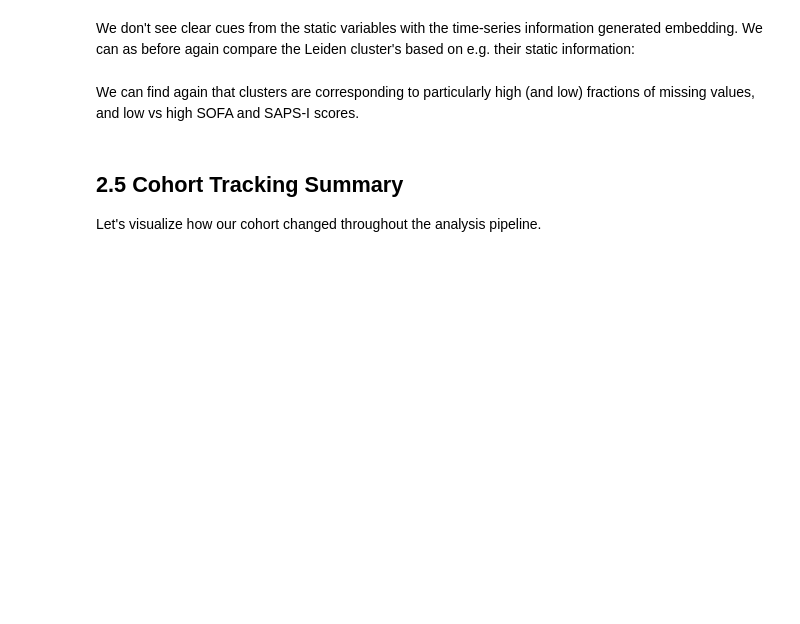
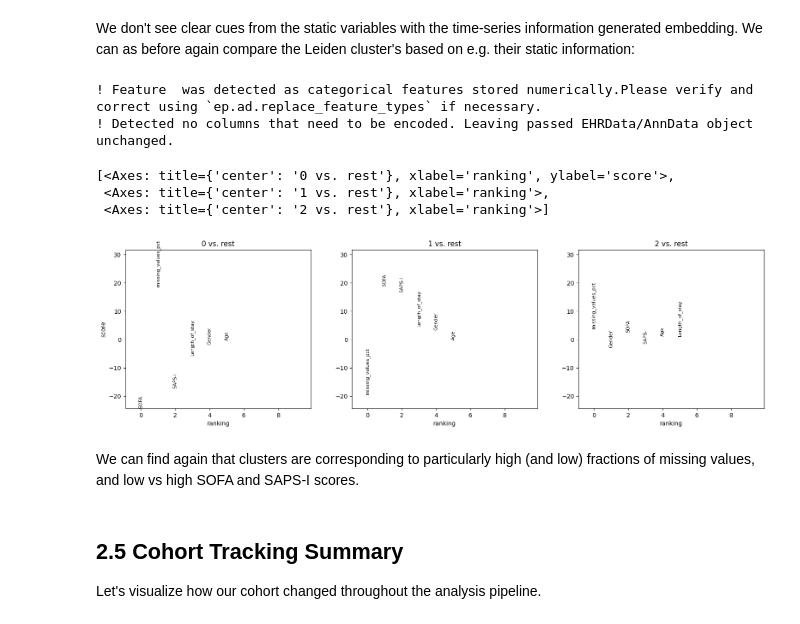
Before and after one commit to theislab/ehrapy-tutorials, a Jupyter notebook: longitudinal_with_ehrapy.ipynb, the cells around one changed output. Drawn from its saved outputs; the diff is of its cells as text; code cells hidden in the pictures; blank space fills up the shorter version.

```diff
--- a/longitudinal_with_ehrapy.ipynb
+++ b/longitudinal_with_ehrapy.ipynb
@@ -501,8 +653,15 @@ ep.pl.umap(edata_test, color=["Gender", "ICUType", "In-hospital_death", "hour_48
 We don't see clear cues from the static variables with the time-series information generated embedding.
 We can as before again compare the Leiden cluster's based on e.g. their static information:
 # %%
-ep.tl.rank_features_groups(edata_test, field_to_rank="obs", columns_to_rank={"obs_names" : ["Age", "Gender", "SAPS-I", "SOFA", "Length_of_stay", "missing_values_pct"]}, groupby="raindrop_leiden", key_added="rank_features_groups")
+ep.tl.rank_features_groups(edata_test, field_to_rank="obs", columns_to_rank={"obs_names" : ["Age", "Gender", "SAPS-I", "SOFA", "Length_of_stay", "missing_values_pct"]}, groupby="saits_leiden", key_added="rank_features_groups")
 ep.pl.rank_features_groups(edata_test, key="rank_features_groups", n_features=10, show=False)
+# %% [output]
+! Feature  was detected as categorical features stored numerically.Please verify and correct using `ep.ad.replace_feature_types` if necessary.
+! Detected no columns that need to be encoded. Leaving passed EHRData/AnnData object unchanged.
+[<Axes: title={'center': '0 vs. rest'}, xlabel='ranking', ylabel='score'>,
+ <Axes: title={'center': '1 vs. rest'}, xlabel='ranking'>,
+ <Axes: title={'center': '2 vs. rest'}, xlabel='ranking'>]
+[figure, added]
 # %% [markdown]
 We can find again that clusters are corresponding to particularly high (and low) fractions of missing values, and low vs high SOFA and SAPS-I scores.
 # %% [markdown]
```
Also changed, not shown: parts of 33 cells of this notebook.
